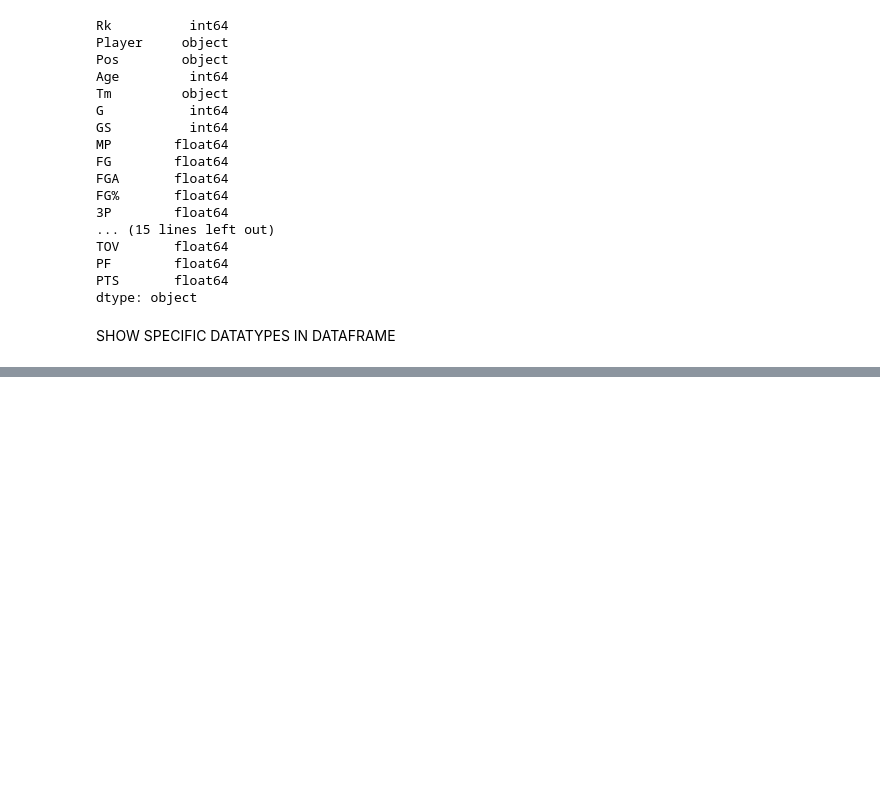
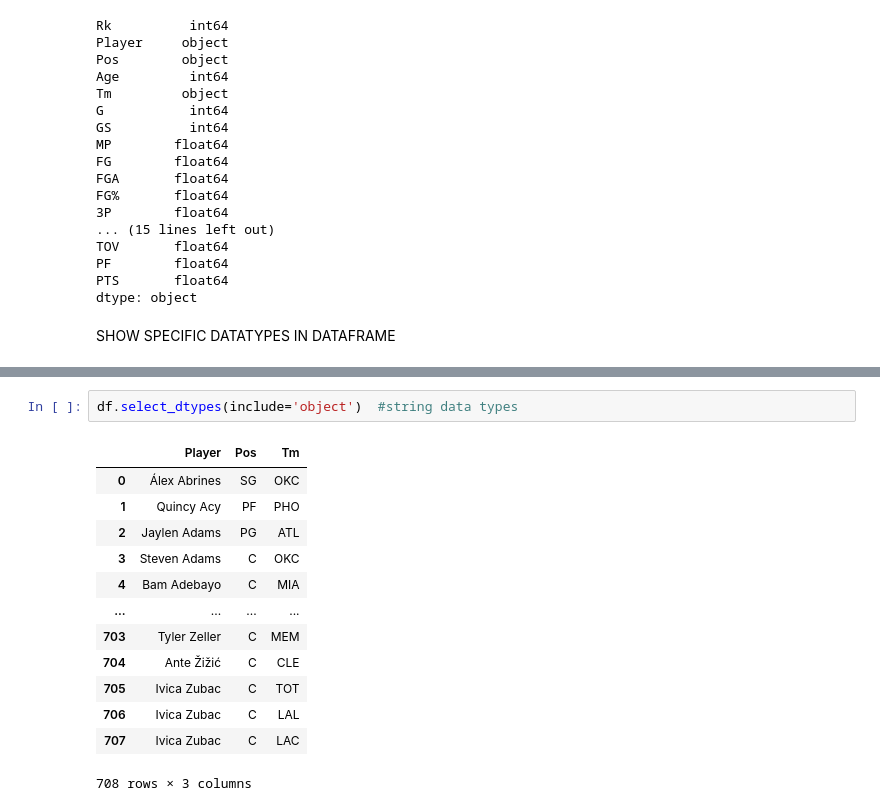
Before and after one commit to sandhyaammasi/EDA, a Jupyter notebook: expDataAna.ipynb, the cells around one changed output, grey strips where cells are left out. Saved outputs shown, nothing was run; the diff lists cells and outputs as text; blank space fills up the shorter version.

```diff
--- a/expDataAna.ipynb
+++ b/expDataAna.ipynb
@@ -145,0 +162,16 @@ SHOW SPECIFIC DATATYPES IN DATAFRAME
+# %%
+df.select_dtypes(include='object')  #string data types
+# %% [output]
+|  | Player | Pos | Tm |
+| 0 | Álex Abrines | SG | OKC |
+| 1 | Quincy Acy | PF | PHO |
+| 2 | Jaylen Adams | PG | ATL |
+| 3 | Steven Adams | C | OKC |
+| 4 | Bam Adebayo | C | MIA |
+| ... | ... | ... | ... |
+| 703 | Tyler Zeller | C | MEM |
+| 704 | Ante Žižić | C | CLE |
+| 705 | Ivica Zubac | C | TOT |
+| 706 | Ivica Zubac | C | LAL |
+| 707 | Ivica Zubac | C | LAC |
+708 rows × 3 columns
```
Also changed, not shown: parts of 4 cells of this notebook.
